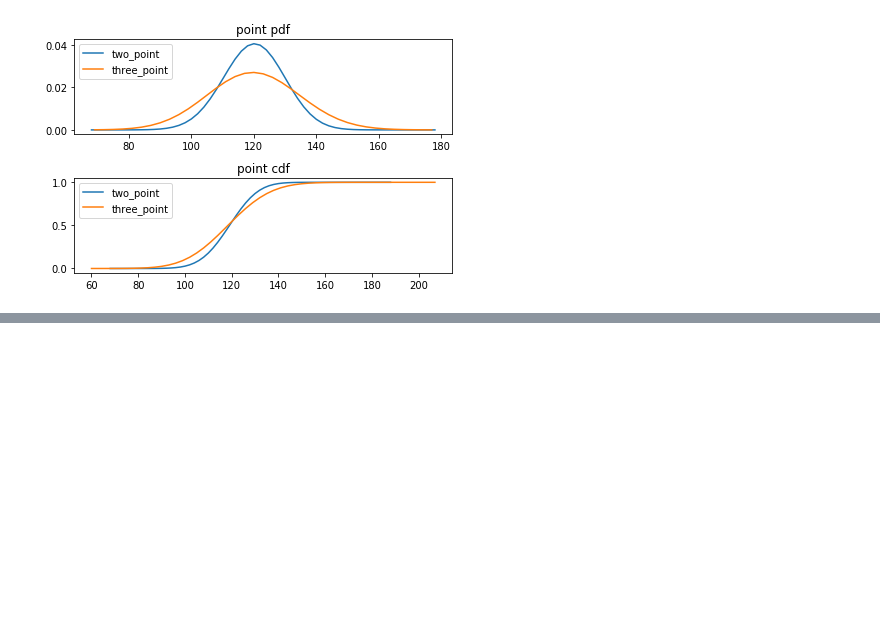
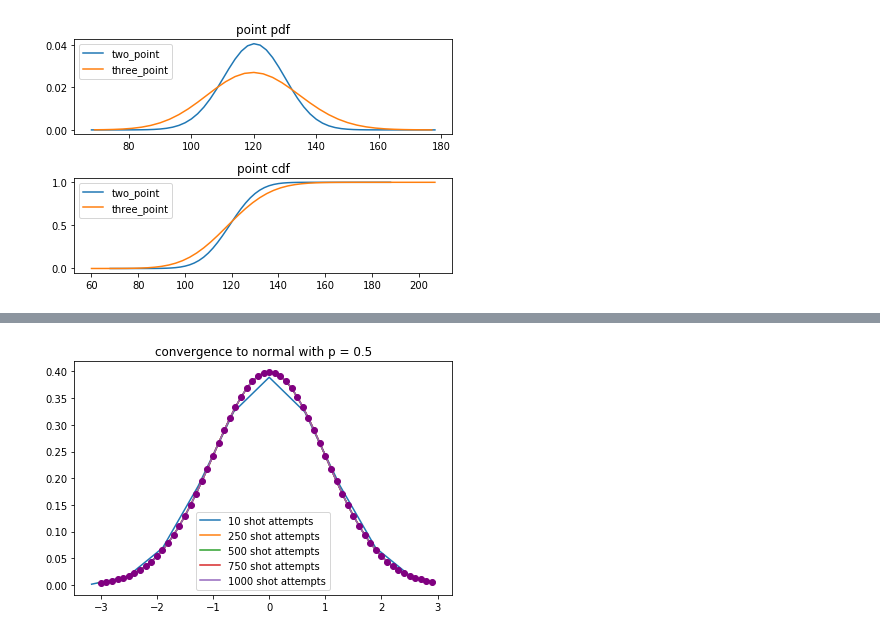
Before and after one commit to jplotkin21/examples, a Jupyter notebook: example_basketball.ipynb, the cells around one changed output, grey strips where cells are left out. Cells and saved outputs as stored; diff of their text form; code cells hidden in the pictures; blank space fills up the shorter version.

```diff
--- a/example_basketball.ipynb
+++ b/example_basketball.ipynb
@@ -94,0 +95,23 @@ Text(0.5, 1.0, 'Prob(120 wins) - Prob(2 wins)')
+# %%
+prob_points = 0.50
+min_x = -3
+max_x = 3
+fig, axs = plt.subplots(1, 1)
+
+shot_attempt_list = [10] + list(range(250, 1001, 250))
+for shot_attempts in shot_attempt_list:
+    _std = math.sqrt(shot_attempts * prob_points * (1 - prob_points))
+    _domain = [(x - prob_points * shot_attempts) / _std for x in range(shot_attempts + 1)]
+    _down_index = min(range(len(_domain)), key=lambda i: abs(_domain[i] - min_x))
+    _up_index = min(range(len(_domain)), key=lambda i: abs(_domain[i] - max_x))
+    _pdf = [binom.pmf(made_shots, shot_attempts, prob_points) * _std for made_shots in range(shot_attempts + 1)]
+    axs.plot(_domain[_down_index:_up_index], _pdf[_down_index:_up_index],
+             label='{} shot attempts'.format(shot_attempts))
+_norm_domain = [x / 10 for x in range(min_x*10,max_x*10)]
+normal = [norm.pdf(p) for p in _norm_domain]
+axs.plot(_norm_domain, normal, 'o', color='purple')
+plt.title('convergence to normal with p = {}'.format(prob_points))
+plt.legend(loc='lower center')
+plt.tight_layout()
+# %% [output]
+[figure, added]
```
Also changed, not shown: parts of 5 cells of this notebook, 1 other file.
